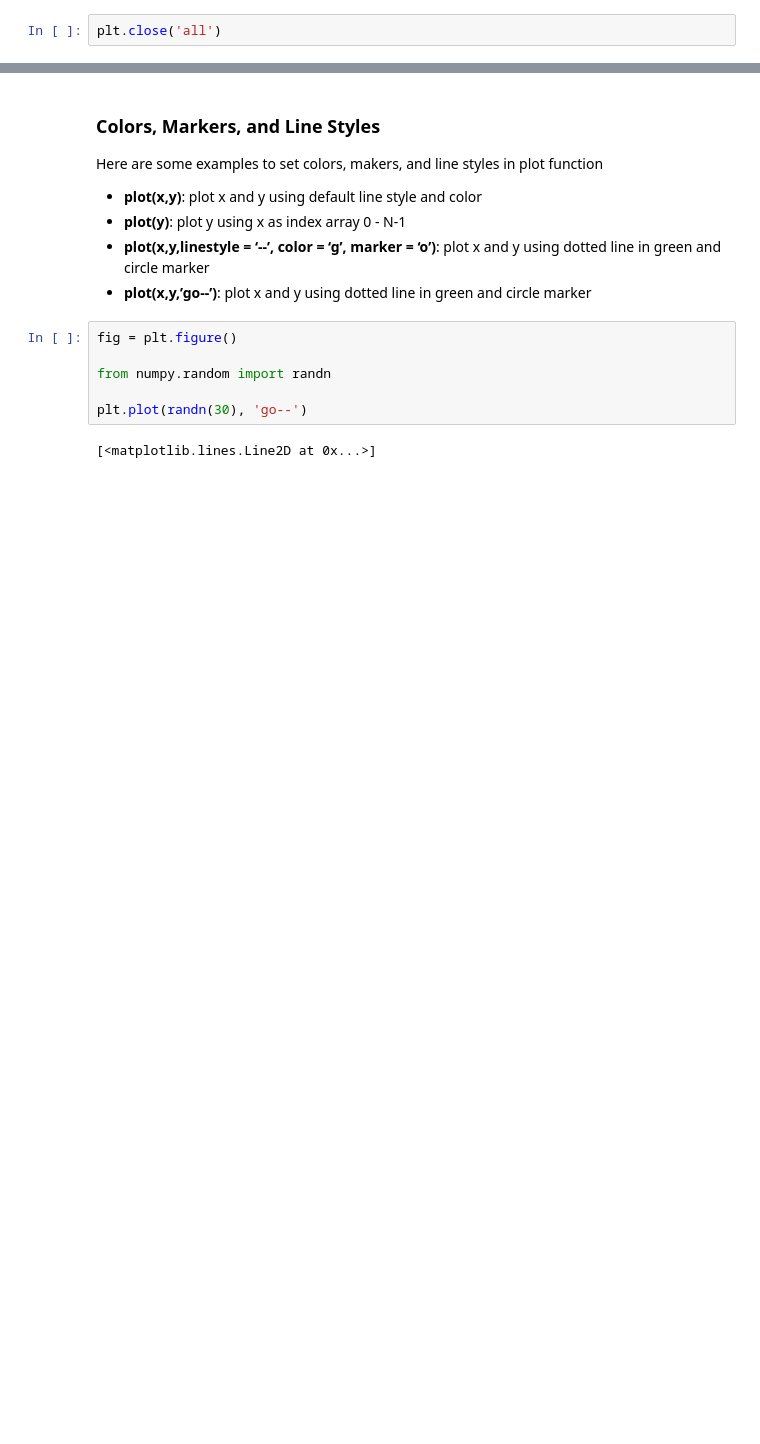
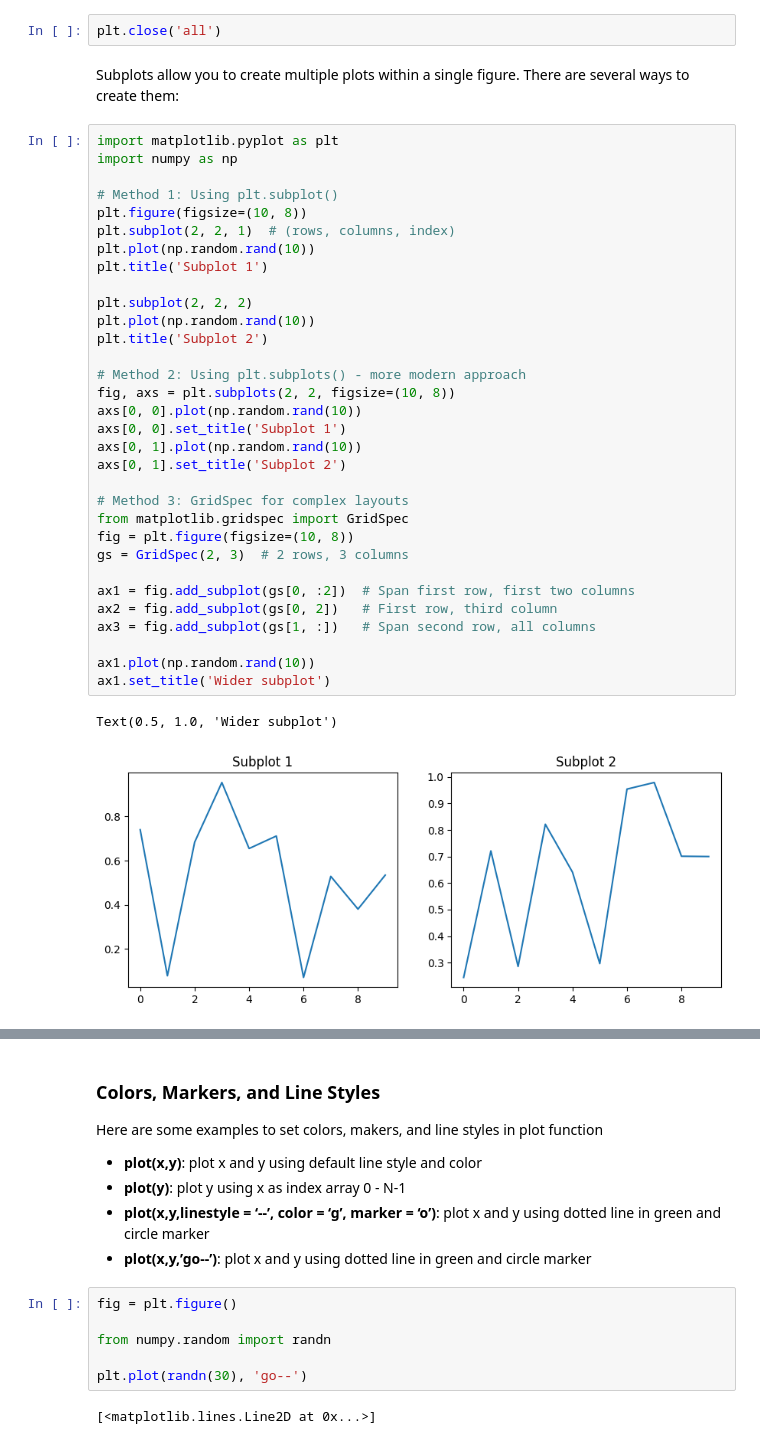
Before and after one commit to profliuhao/CSIT359, a Jupyter notebook: CSIT359_class5_matplotlib_intro.ipynb, the cells around one changed output, grey strips where cells are left out. Drawn from its saved outputs; the diff is of its cells as text; blank space fills up the shorter version.

```diff
--- a/CSIT359_class5_matplotlib_intro.ipynb
+++ b/CSIT359_class5_matplotlib_intro.ipynb
@@ -174,2 +239,39 @@ plt.subplots_adjust(wspace=0, hspace=0) # adjust the spacing around subplots
 # %%
 plt.close('all')
+# %% [markdown]
+Subplots allow you to create multiple plots within a single figure. There are several ways to create them:
+# %%
+import matplotlib.pyplot as plt
+import numpy as np
+
+# Method 1: Using plt.subplot()
+plt.figure(figsize=(10, 8))
+plt.subplot(2, 2, 1)  # (rows, columns, index)
+plt.plot(np.random.rand(10))
+plt.title('Subplot 1')
+
+plt.subplot(2, 2, 2)
+plt.plot(np.random.rand(10))
+plt.title('Subplot 2')
+
+# Method 2: Using plt.subplots() - more modern approach
+fig, axs = plt.subplots(2, 2, figsize=(10, 8))
+axs[0, 0].plot(np.random.rand(10))
+axs[0, 0].set_title('Subplot 1')
+axs[0, 1].plot(np.random.rand(10))
+axs[0, 1].set_title('Subplot 2')
+
+# Method 3: GridSpec for complex layouts
+from matplotlib.gridspec import GridSpec
+fig = plt.figure(figsize=(10, 8))
+gs = GridSpec(2, 3)  # 2 rows, 3 columns
+
+ax1 = fig.add_subplot(gs[0, :2])  # Span first row, first two columns
+ax2 = fig.add_subplot(gs[0, 2])   # First row, third column
+ax3 = fig.add_subplot(gs[1, :])   # Span second row, all columns
+
+ax1.plot(np.random.rand(10))
+ax1.set_title('Wider subplot')
+# %% [output]
+Text(0.5, 1.0, 'Wider subplot')
+[figure, added]
```
Also changed, not shown: parts of 18 cells of this notebook.
